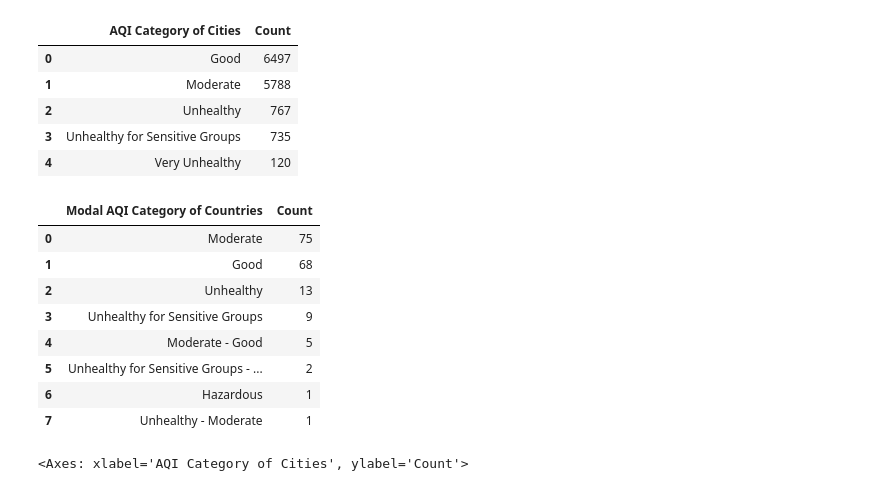
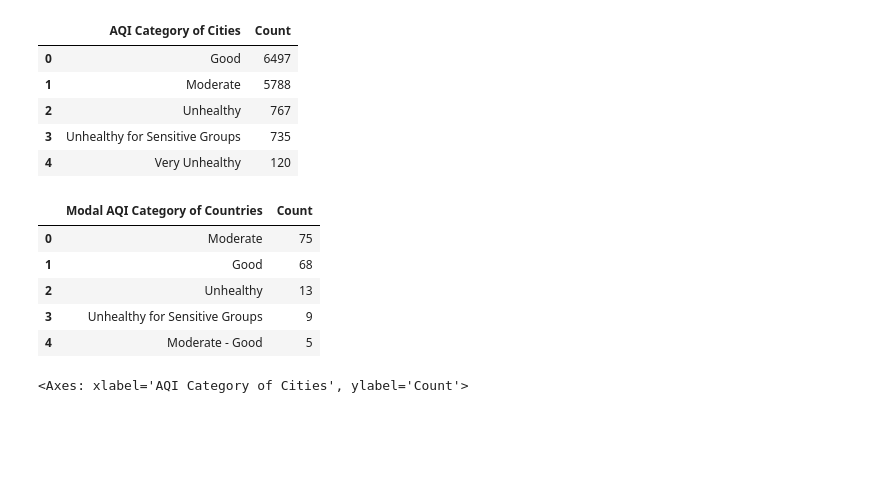
Before and after one commit to EirfatChoudhury/AQIVsTempContinued, a Jupyter notebook: data-analysis/AQIvsTemp.ipynb, the cells around one changed output. Drawn from its saved outputs; the diff is of its cells as text; code cells hidden in the pictures; blank space fills up the shorter version.

```diff
--- a/data-analysis/AQIvsTemp.ipynb
+++ b/data-analysis/AQIvsTemp.ipynb
@@ -148,18 +154,15 @@ AQI_Category_City_Counts.head()
 # %%
 AQI_Category_Country_Counts = AQI_Category_Country["Modal AQI Category"].value_counts().to_frame().reset_index()
 AQI_Category_Country_Counts = AQI_Category_Country_Counts.rename(columns={"Modal AQI Category" : "Count"})
 AQI_Category_Country_Counts = AQI_Category_Country_Counts.rename(columns={"index" : "Modal AQI Category of Countries"})
-AQI_Category_Country_Counts
+AQI_Category_Country_Counts.head()
 # %% [output]
 |  | Modal AQI Category of Countries | Count |
 | 0 | Moderate | 75 |
 | 1 | Good | 68 |
 | 2 | Unhealthy | 13 |
 | 3 | Unhealthy for Sensitive Groups | 9 |
 | 4 | Moderate - Good | 5 |
-| 5 | Unhealthy for Sensitive Groups - ... | 2 |
-| 6 | Hazardous | 1 |
-| 7 | Unhealthy - Moderate | 1 |
 # %%
 AQI_Category_City_Counts_Barplot = sns.barplot(data=AQI_Category_City_Counts, x="AQI Category of Cities", y="Count")
 AQI_Category_City_Counts_Barplot.set_xticklabels(AQI_Category_City_Counts_Barplot.get_xticklabels(), rotation=90)
```
Also changed, not shown: parts of 12 cells of this notebook.
